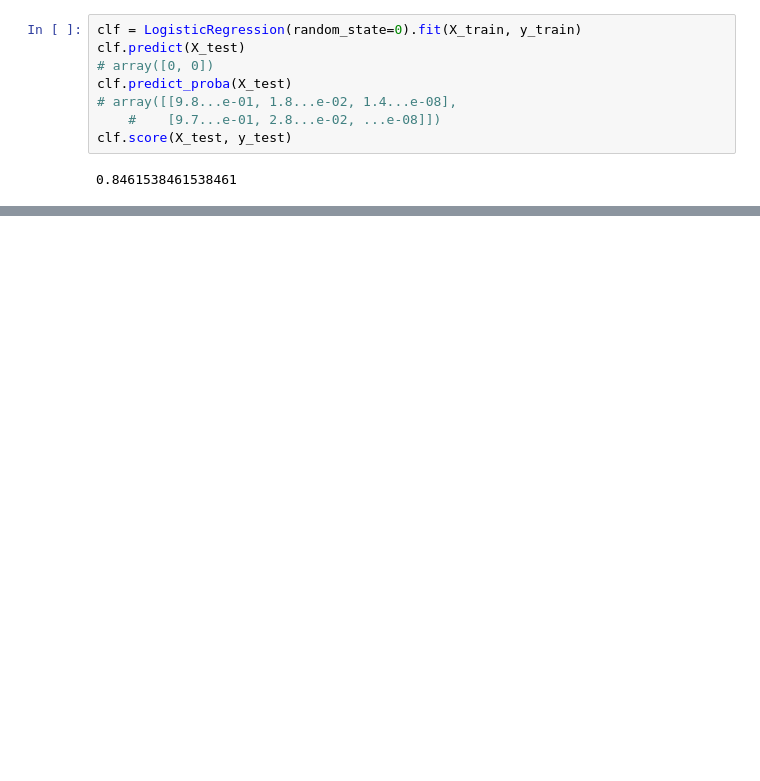
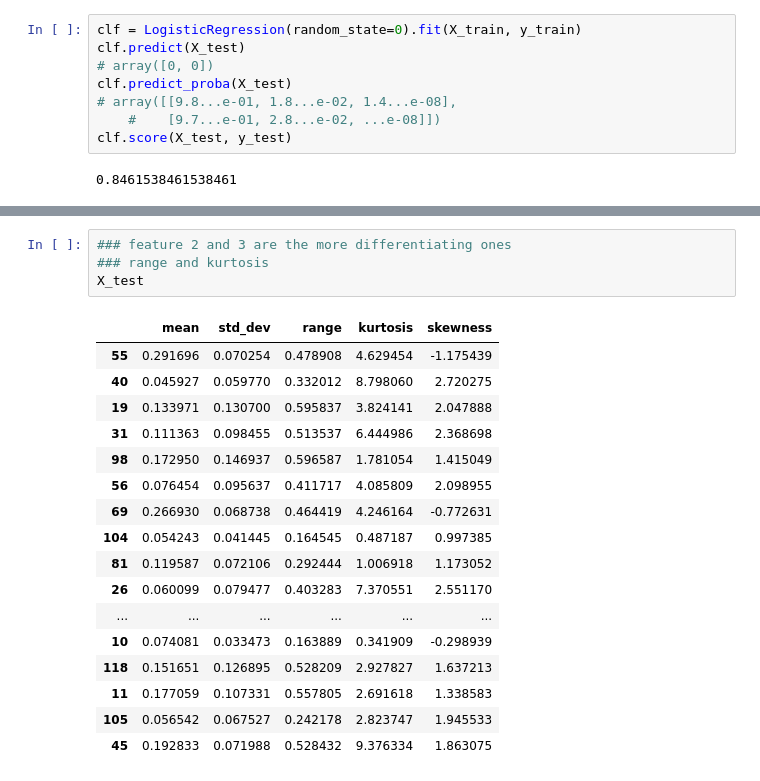
Before and after one commit to xinrose-lin/adversarial-prompt-detection, a Jupyter notebook: experiments-rose/classifier-v1.ipynb, the cells around one changed output, grey strips where cells are left out. Cells and saved outputs as stored; diff of their text form; blank space fills up the shorter version.

```diff
--- a/experiments-rose/classifier-v1.ipynb
+++ b/experiments-rose/classifier-v1.ipynb
@@ -113,0 +156,22 @@ clf.score(X_test, y_test)
+# %%
+### feature 2 and 3 are the more differentiating ones
+### range and kurtosis
+X_test
+# %% [output]
+|  | mean | std_dev | range | kurtosis | skewness |
+| 55 | 0.291696 | 0.070254 | 0.478908 | 4.629454 | -1.175439 |
+| 40 | 0.045927 | 0.059770 | 0.332012 | 8.798060 | 2.720275 |
+| 19 | 0.133971 | 0.130700 | 0.595837 | 3.824141 | 2.047888 |
+| 31 | 0.111363 | 0.098455 | 0.513537 | 6.444986 | 2.368698 |
+| 98 | 0.172950 | 0.146937 | 0.596587 | 1.781054 | 1.415049 |
+| 56 | 0.076454 | 0.095637 | 0.411717 | 4.085809 | 2.098955 |
+| 69 | 0.266930 | 0.068738 | 0.464419 | 4.246164 | -0.772631 |
+| 104 | 0.054243 | 0.041445 | 0.164545 | 0.487187 | 0.997385 |
+| 81 | 0.119587 | 0.072106 | 0.292444 | 1.006918 | 1.173052 |
+| 26 | 0.060099 | 0.079477 | 0.403283 | 7.370551 | 2.551170 |
+| ... | ... | ... | ... | ... | ... |
+| 10 | 0.074081 | 0.033473 | 0.163889 | 0.341909 | -0.298939 |
+| 118 | 0.151651 | 0.126895 | 0.528209 | 2.927827 | 1.637213 |
+| 11 | 0.177059 | 0.107331 | 0.557805 | 2.691618 | 1.338583 |
+| 105 | 0.056542 | 0.067527 | 0.242178 | 2.823747 | 1.945533 |
+| 45 | 0.192833 | 0.071988 | 0.528432 | 9.376334 | 1.863075 |
```
Also changed, not shown: parts of 4 cells of this notebook.
